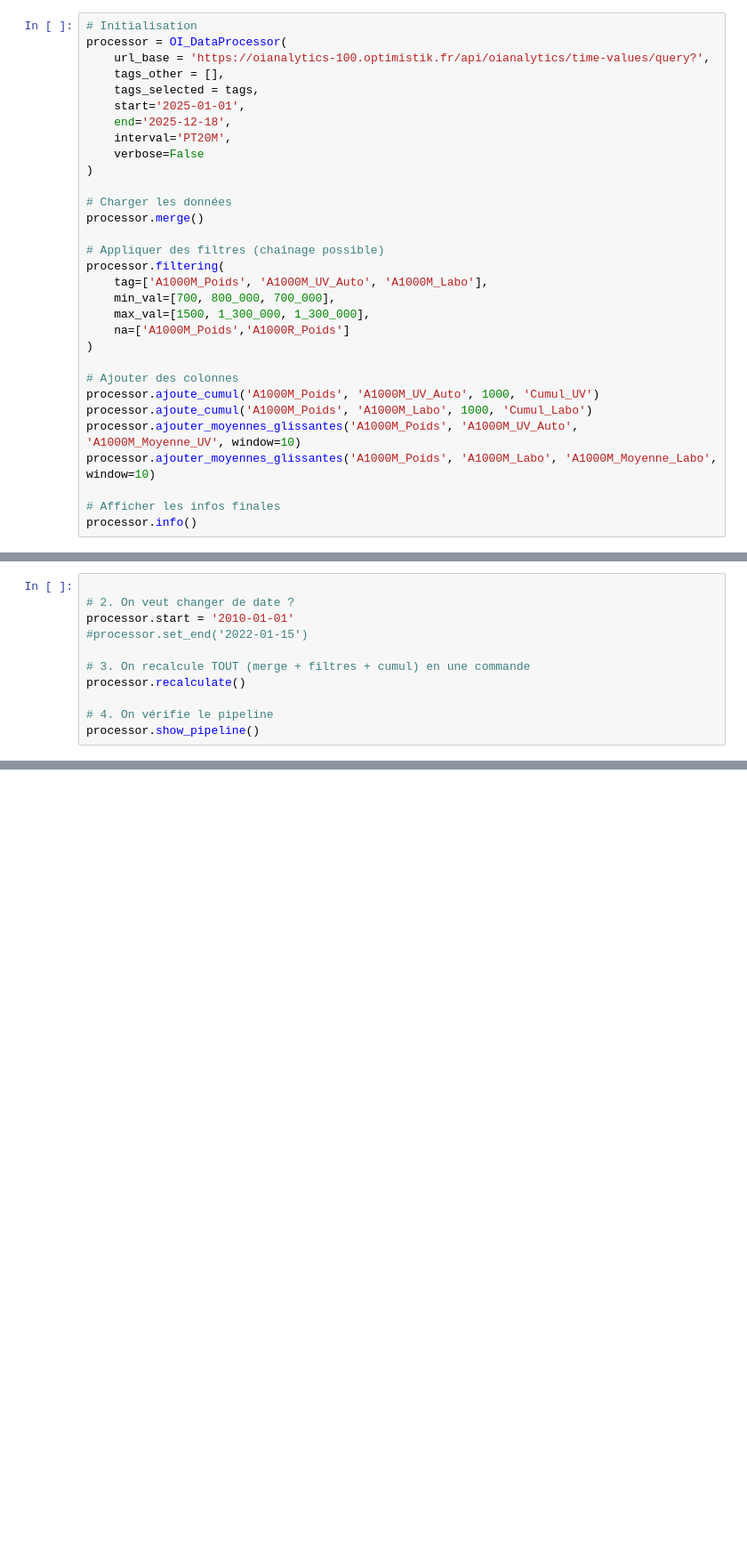
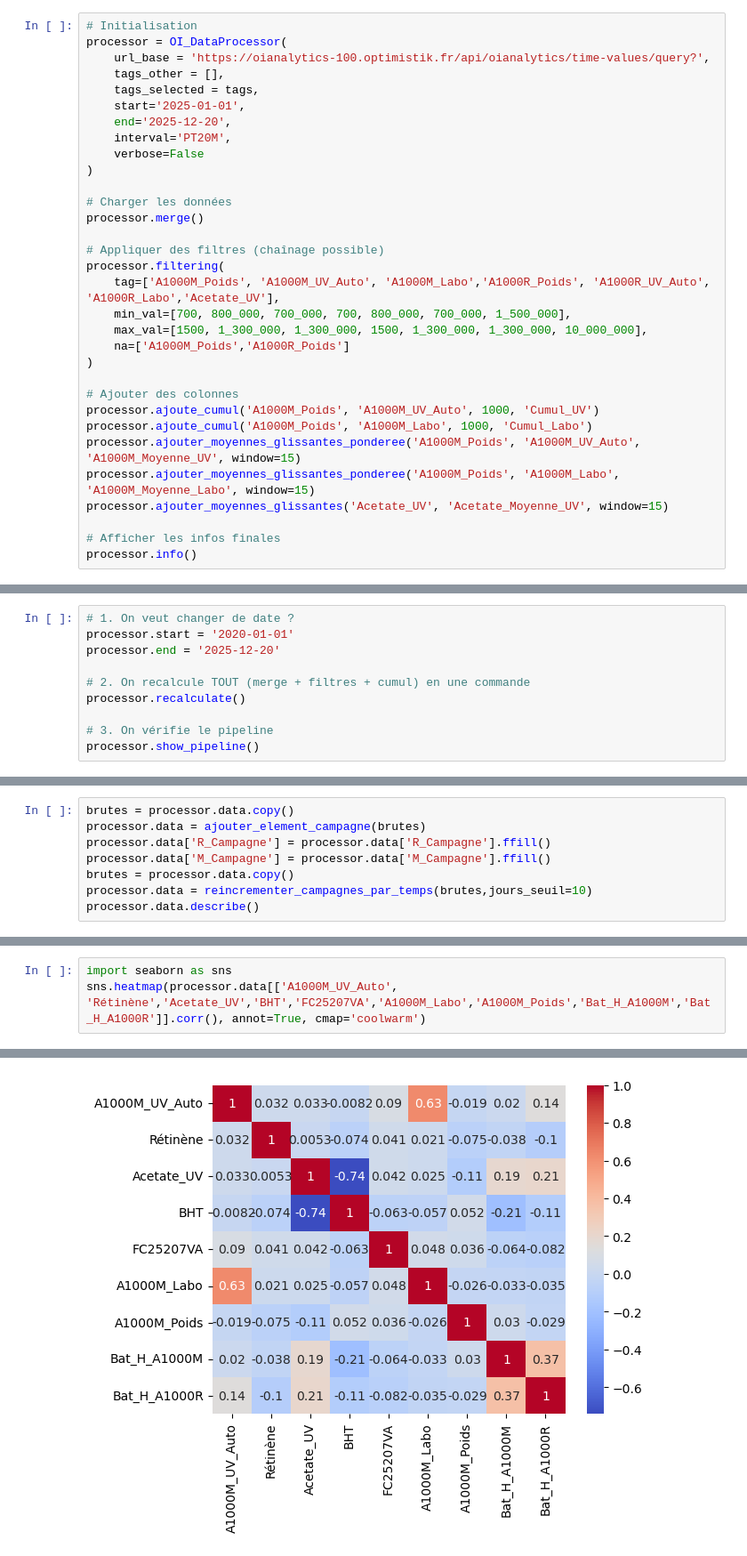
Before and after one commit to e-coucou/Machine-Learning, a Jupyter notebook: 2-OI_a/OI_Analyse.ipynb, the cells around one changed output, grey strips where cells are left out. Shown at 89% size. Cells and saved outputs as stored; diff of their text form; blank space fills up the shorter version.

```diff
--- a/2-OI_a/OI_Analyse.ipynb
+++ b/2-OI_a/OI_Analyse.ipynb
@@ -26,7 +37,7 @@ processor = OI_DataProcessor(
     tags_other = [],
     tags_selected = tags,
     start='2025-01-01',
-    end='2025-12-18',
+    end='2025-12-20',
     interval='PT20M',
     verbose=False
 )
@@ -36,17 +47,18 @@ processor.merge()
 
 # Appliquer des filtres (chaînage possible)
 processor.filtering(
-    tag=['A1000M_Poids', 'A1000M_UV_Auto', 'A1000M_Labo'],
-    min_val=[700, 800_000, 700_000],
-    max_val=[1500, 1_300_000, 1_300_000],
+    tag=['A1000M_Poids', 'A1000M_UV_Auto', 'A1000M_Labo','A1000R_Poids', 'A1000R_UV_Auto', 'A1000R_Labo','Acetate_UV'],
+    min_val=[700, 800_000, 700_000, 700, 800_000, 700_000, 1_500_000],
+    max_val=[1500, 1_300_000, 1_300_000, 1500, 1_300_000, 1_300_000, 10_000_000],
     na=['A1000M_Poids','A1000R_Poids']
 )
 
 # Ajouter des colonnes
 processor.ajoute_cumul('A1000M_Poids', 'A1000M_UV_Auto', 1000, 'Cumul_UV')
 processor.ajoute_cumul('A1000M_Poids', 'A1000M_Labo', 1000, 'Cumul_Labo')
-processor.ajouter_moyennes_glissantes('A1000M_Poids', 'A1000M_UV_Auto', 'A1000M_Moyenne_UV', window=10)
-processor.ajouter_moyennes_glissantes('A1000M_Poids', 'A1000M_Labo', 'A1000M_Moyenne_Labo', window=10)
+processor.ajouter_moyennes_glissantes_ponderee('A1000M_Poids', 'A1000M_UV_Auto', 'A1000M_Moyenne_UV', window=15)
+processor.ajouter_moyennes_glissantes_ponderee('A1000M_Poids', 'A1000M_Labo', 'A1000M_Moyenne_Labo', window=15)
+processor.ajouter_moyennes_glissantes('Acetate_UV', 'Acetate_Moyenne_UV', window=15)
 
 # Afficher les infos finales
 processor.info()
@@ -72,12 +84,11 @@ Colonnes data (noms finaux) : ['A1000M_Poids', 'A1000M_UV_Auto', 'A1000M_Labo',
 ============================================================
 # %%
+# 1. On veut changer de date ?
+processor.start = '2020-01-01'
+processor.end = '2025-12-20'
 
-# 2. On veut changer de date ?
-processor.start = '2010-01-01'
-#processor.set_end('2022-01-15')
-
-# 3. On recalcule TOUT (merge + filtres + cumul) en une commande
+# 2. On recalcule TOUT (merge + filtres + cumul) en une commande
 processor.recalculate()
 
-# 4. On vérifie le pipeline
+# 3. On vérifie le pipeline
 processor.show_pipeline()
@@ -115,0 +95,8 @@ Name: CTY_A1000R_Poids container, dtype: float64
+# %%
+brutes = processor.data.copy()
+processor.data = ajouter_element_campagne(brutes)
+processor.data['R_Campagne'] = processor.data['R_Campagne'].ffill()
+processor.data['M_Campagne'] = processor.data['M_Campagne'].ffill()
+brutes = processor.data.copy()
+processor.data = reincrementer_campagnes_par_temps(brutes,jours_seuil=10)
+processor.data.describe()
@@ -117,0 +122,4 @@ processor.plot_tag(tag=['A1000R_Poids','A1000R_UV_Auto','A1000R_Labo'])
+# %%
+import seaborn as sns
+sns.heatmap(processor.data[['A1000M_UV_Auto', 'Rétinène','Acetate_UV','BHT','FC25207VA','A1000M_Labo','A1000M_Poids','Bat_H_A1000M','Bat_H_A1000R']].corr(), annot=True, cmap='coolwarm')
+# %% [output]
@@ -117,0 +127 @@ processor.plot_tag(tag=['A1000R_Poids','A1000R_UV_Auto','A1000R_Labo'])
+[figure, added]
```
Also changed, not shown: parts of 11 cells of this notebook, 7 other files.
